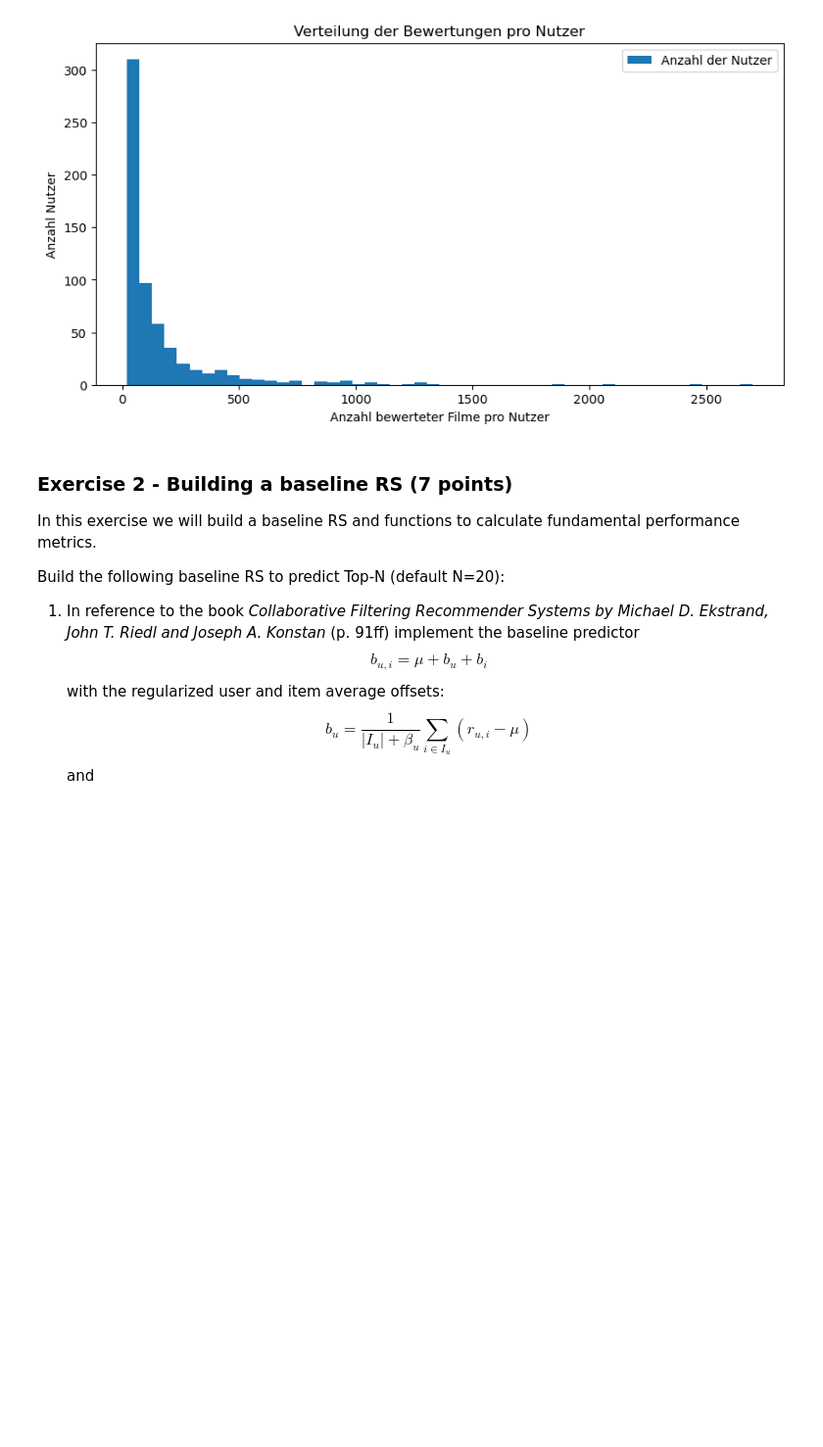
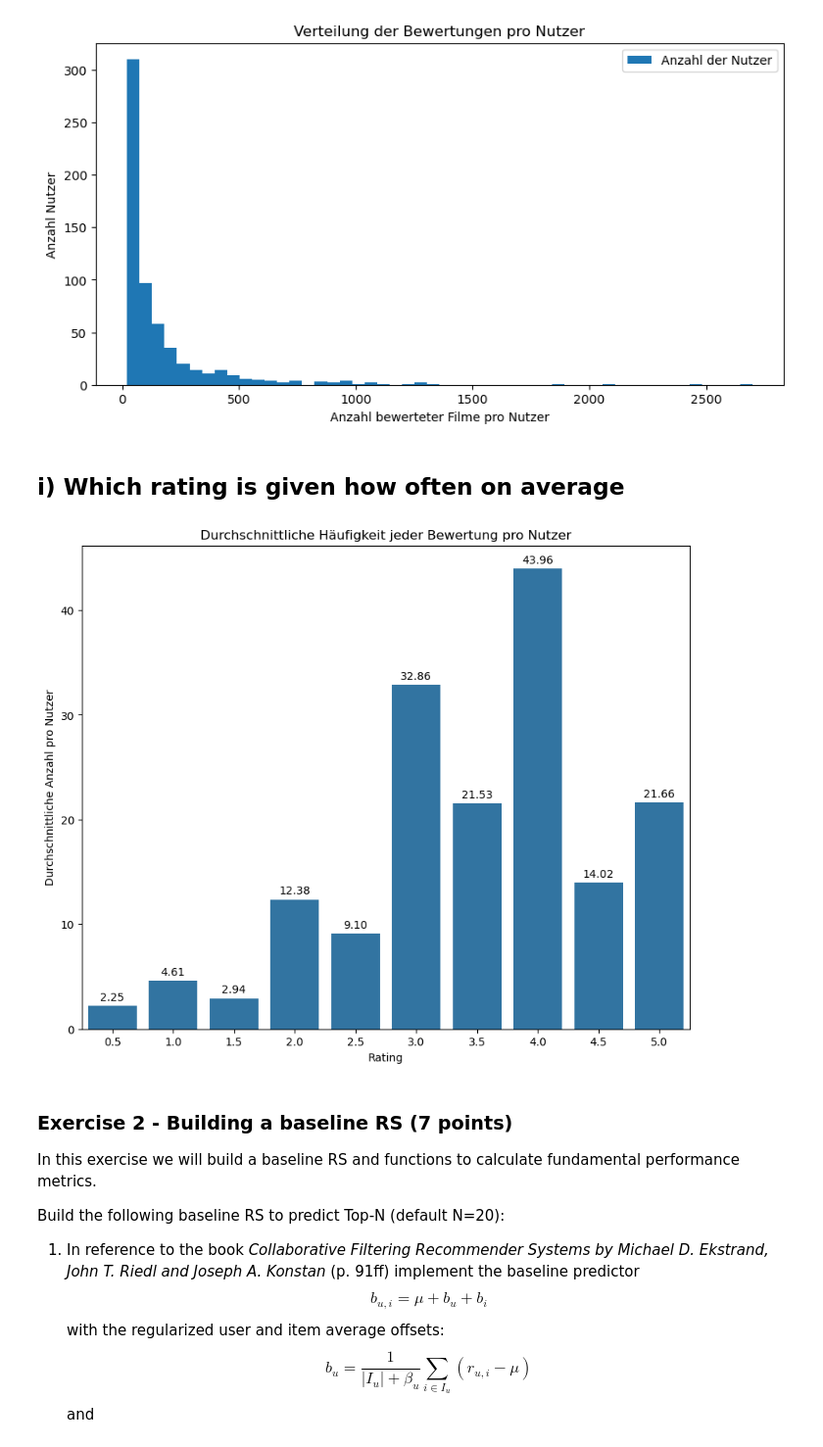
Before and after one commit to Tschoppsilas/RSY, a Jupyter notebook: RSY_MiniChallenge_FS25.ipynb, the cells around one changed output. Shown at 98% size. Cells and saved outputs as stored; diff of their text form; code cells hidden in the pictures; blank space fills up the shorter version.

```diff
--- a/RSY_MiniChallenge_FS25.ipynb
+++ b/RSY_MiniChallenge_FS25.ipynb
@@ -416,6 +416,26 @@ plt.legend()  # Funktioniert jetzt!
 plt.show()
 # %% [output]
 [figure]
+# %% [markdown]
+## i) Which rating is given how often on average
+# %%
+ratings_avg_per_user = ratings.groupby("rating")['movieId'].count() / num_users
+
+plt.figure(figsize=(10,8))
+sns.barplot(x=ratings_avg_per_user.index, y=ratings_avg_per_user.values)
+
+# Achsen und Titel
+plt.xlabel("Rating")
+plt.ylabel("Durchschnittliche Anzahl pro Nutzer")
+plt.title("Durchschnittliche Häufigkeit jeder Bewertung pro Nutzer")
+
+# Werte über die Balken schreiben (i = index pos auf x achse, v = value pos auf y achse)
+for i, v in enumerate(ratings_avg_per_user.values):
+    plt.text(i, v + 0.5, f"{v:.2f}", ha='center', fontsize=10)
+
+plt.show()
+# %% [output]
+[figure, added]
 # %% [markdown]
 ### Exercise 2 - Building a baseline RS (7 points)
 In this exercise we will build a baseline RS and functions to calculate fundamental performance metrics.
```
